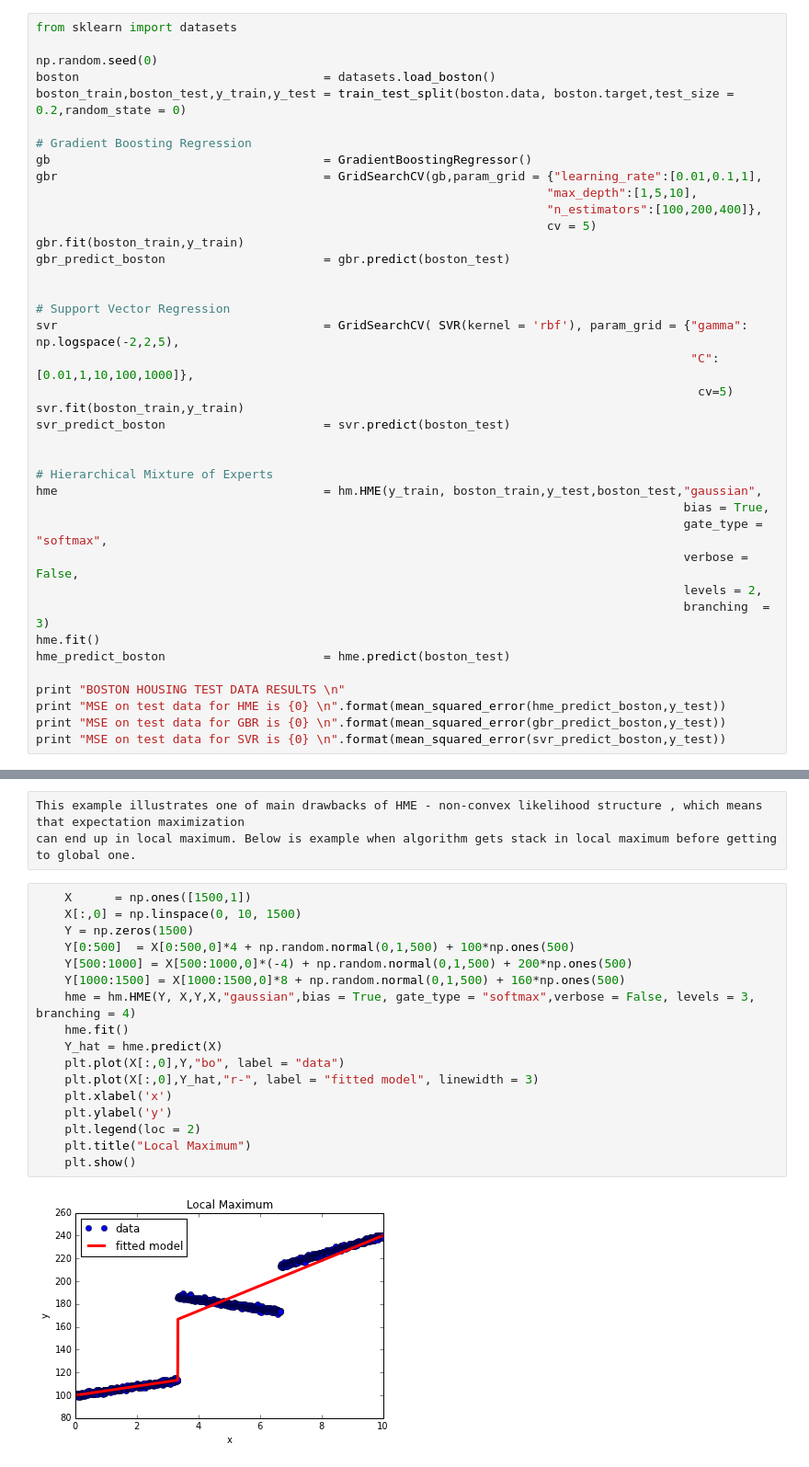
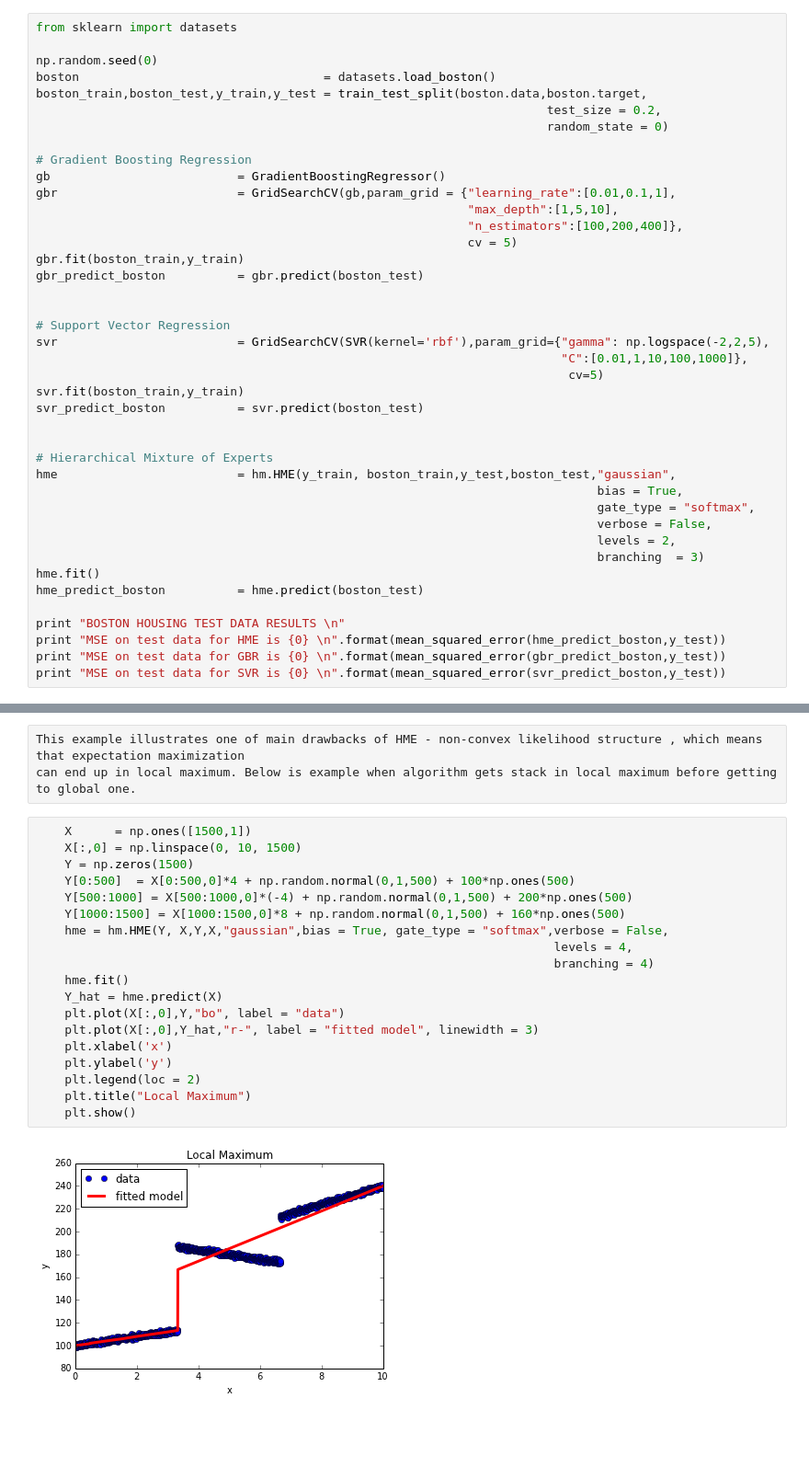
Before and after one commit to AmazaspShumik/Mixture-Models, a Jupyter notebook: Hierarchical Mixture of Experts/hme_standard_regression_examples.ipynb, the cells around one changed output, grey strips where cells are left out. Shown: that part at 92% size. Cells and saved outputs as stored; diff of their text form; blank space fills up the shorter version.

```diff
--- a/Hierarchical Mixture of Experts/hme_standard_regression_examples.ipynb
+++ b/Hierarchical Mixture of Experts/hme_standard_regression_examples.ipynb
@@ -127,35 +132,37 @@ from sklearn import datasets
 
 np.random.seed(0)
 boston                                  = datasets.load_boston()
-boston_train,boston_test,y_train,y_test = train_test_split(boston.data, boston.target,test_size = 0.2,random_state = 0)
+boston_train,boston_test,y_train,y_test = train_test_split(boston.data,boston.target,
+                                                                       test_size = 0.2,
+                                                                       random_state = 0)
 
 # Gradient Boosting Regression
-gb                                      = GradientBoostingRegressor()
-gbr                                     = GridSearchCV(gb,param_grid = {"learning_rate":[0.01,0.1,1],
-                                                                       "max_depth":[1,5,10],
-                                                                       "n_estimators":[100,200,400]},
-                                                                       cv = 5)
+gb                          = GradientBoostingRegressor()
+gbr                         = GridSearchCV(gb,param_grid = {"learning_rate":[0.01,0.1,1],
+                                                            "max_depth":[1,5,10],
+                                                            "n_estimators":[100,200,400]},
+                                                            cv = 5)
 gbr.fit(boston_train,y_train)
-gbr_predict_boston                      = gbr.predict(boston_test)
+gbr_predict_boston          = gbr.predict(boston_test)
 
 
 # Support Vector Regression
-svr                                     = GridSearchCV( SVR(kernel = 'rbf'), param_grid = {"gamma": np.logspace(-2,2,5),
-                                                                                           "C":[0.01,1,10,100,1000]},
-                                                                                            cv=5)
+svr                         = GridSearchCV(SVR(kernel='rbf'),param_grid={"gamma": np.logspace(-2,2,5),
+                                                                         "C":[0.01,1,10,100,1000]},
+                                                                          cv=5)
 svr.fit(boston_train,y_train)
-svr_predict_boston                      = svr.predict(boston_test)
+svr_predict_boston          = svr.predict(boston_test)
 
 
 # Hierarchical Mixture of Experts
-hme                                     = hm.HME(y_train, boston_train,y_test,boston_test,"gaussian",
-                                                                                          bias = True,
-                                                                                          gate_type = "softmax",
-                                                                                          verbose = False,
-                                                                                          levels = 2,
-                                                                                          branching  = 3)
+hme                         = hm.HME(y_train, boston_train,y_test,boston_test,"gaussian",
+                                                                              bias = True,
+                                                                              gate_type = "softmax",
+                                                                              verbose = False,
+                                                                              levels = 2,
+                                                                              branching  = 3)
 hme.fit()
-hme_predict_boston                      = hme.predict(boston_test)
+hme_predict_boston          = hme.predict(boston_test)
 
 print "BOSTON HOUSING TEST DATA RESULTS \n"
 print "MSE on test data for HME is {0} \n".format(mean_squared_error(hme_predict_boston,y_test))
@@ -201,20 +208,22 @@ can end up in local maximum. Below is example when algorithm gets stack in local
 # %%
     X      = np.ones([1500,1])
     X[:,0] = np.linspace(0, 10, 1500)
     Y = np.zeros(1500)
     Y[0:500]  = X[0:500,0]*4 + np.random.normal(0,1,500) + 100*np.ones(500)
     Y[500:1000] = X[500:1000,0]*(-4) + np.random.normal(0,1,500) + 200*np.ones(500)
     Y[1000:1500] = X[1000:1500,0]*8 + np.random.normal(0,1,500) + 160*np.ones(500)
-    hme = hm.HME(Y, X,Y,X,"gaussian",bias = True, gate_type = "softmax",verbose = False, levels = 3, branching = 4)
+    hme = hm.HME(Y, X,Y,X,"gaussian",bias = True, gate_type = "softmax",verbose = False,
+                                                                        levels = 4,
+                                                                        branching = 4)
     hme.fit()
     Y_hat = hme.predict(X)
     plt.plot(X[:,0],Y,"bo", label = "data")
     plt.plot(X[:,0],Y_hat,"r-", label = "fitted model", linewidth = 3)
     plt.xlabel('x')
     plt.ylabel('y')
     plt.legend(loc = 2)
     plt.title("Local Maximum")
     plt.show()
 # %% [output]
-[figure, old version]
+[figure, new version]
 # %%
```
Also changed, not shown: parts of 5 cells of this notebook.
